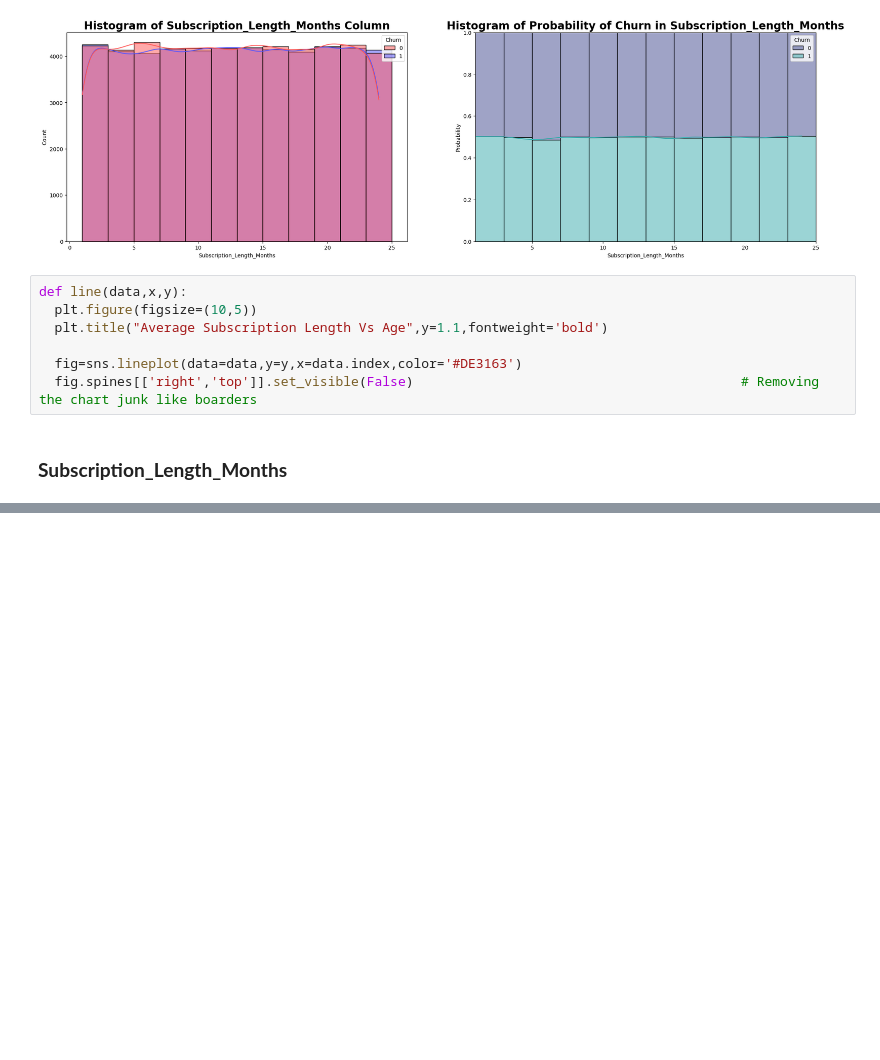
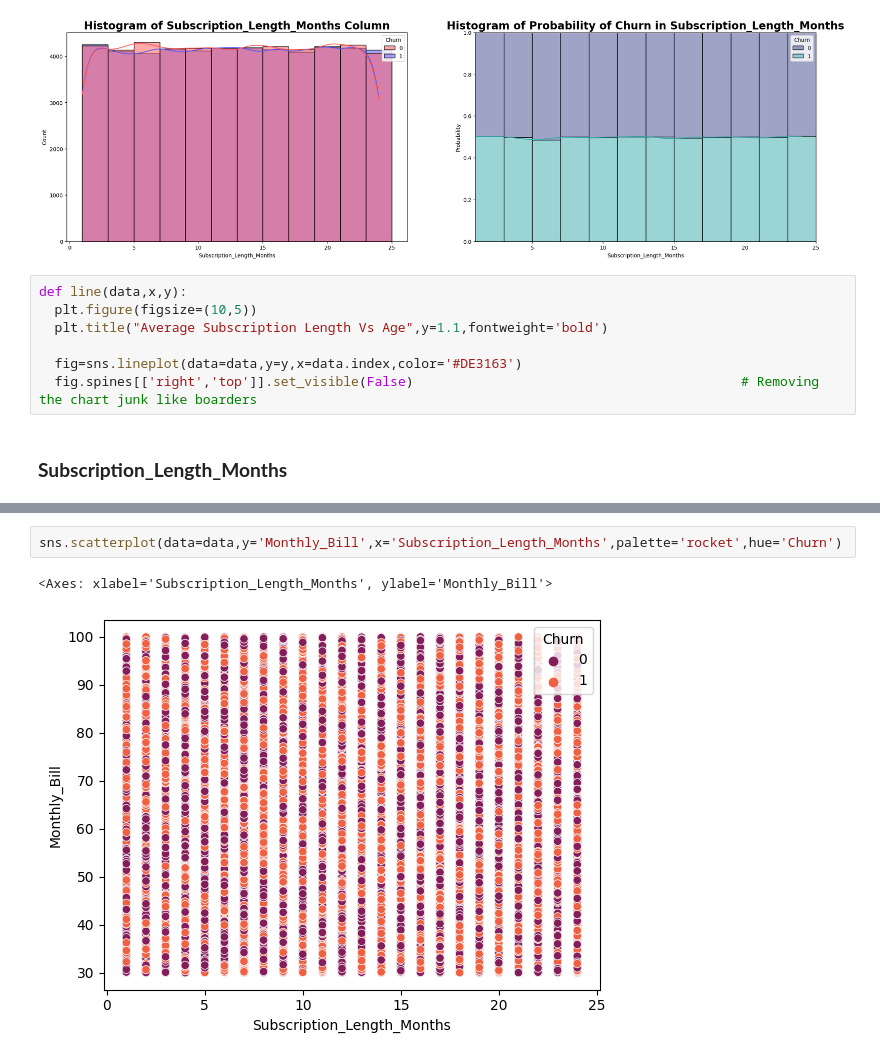
Before and after one commit to BhanuSrihridai/Customer-Churn-Prediction, a Jupyter notebook: Customer_Churn_Prediction.ipynb, the cells around one changed output, grey strips where cells are left out. Saved outputs shown, nothing was run; the diff lists cells and outputs as text; blank space fills up the shorter version.

```diff
--- a/Customer_Churn_Prediction.ipynb
+++ b/Customer_Churn_Prediction.ipynb
@@ -491,0 +506,5 @@ data['Age'].isnull().sum()
+# %%
+sns.scatterplot(data=data,y='Monthly_Bill',x='Subscription_Length_Months',palette='rocket',hue='Churn')
+# %% [output]
+<Axes: xlabel='Subscription_Length_Months', ylabel='Monthly_Bill'>
+[figure, added]
```
Also changed, not shown: parts of 14 cells of this notebook.
